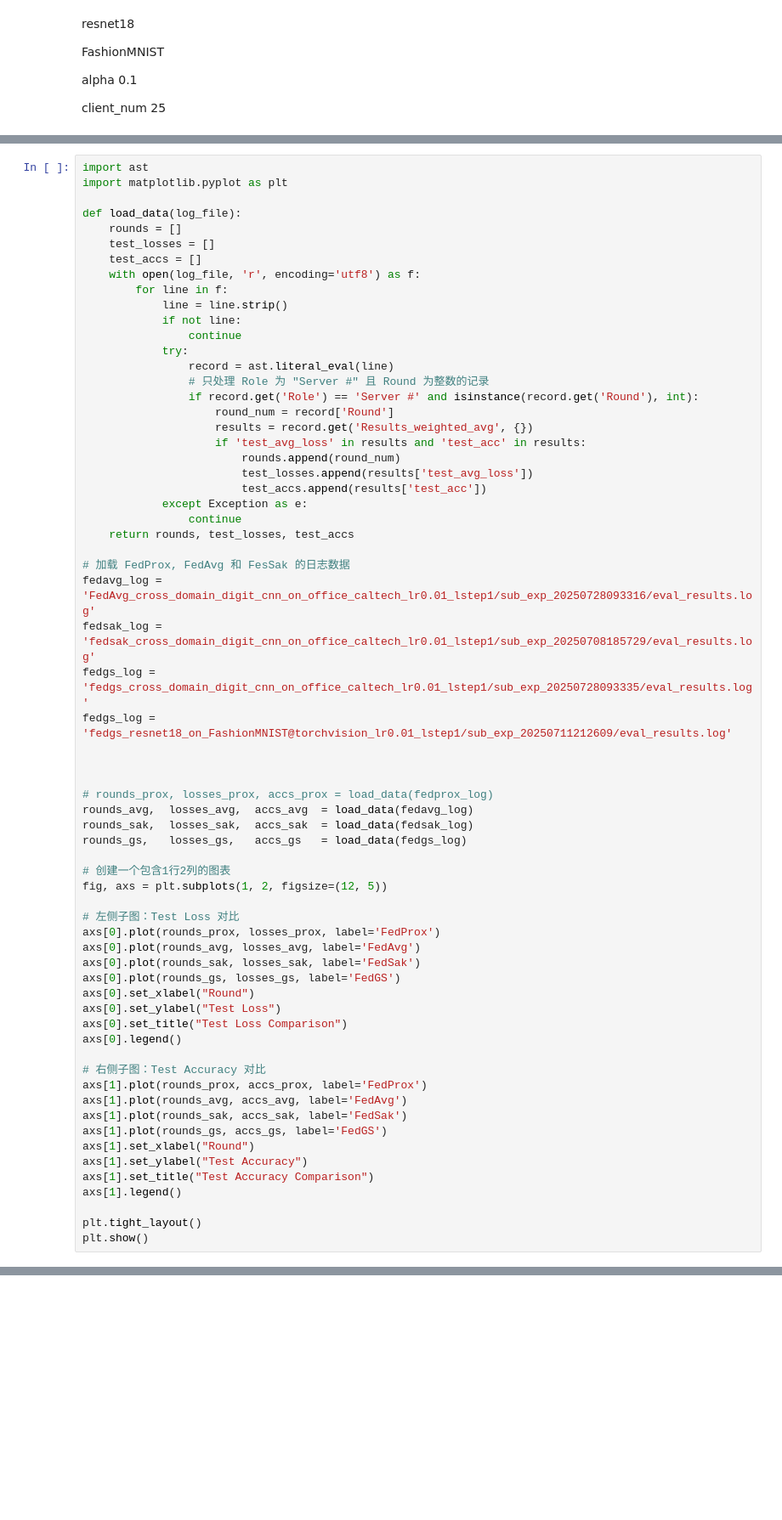
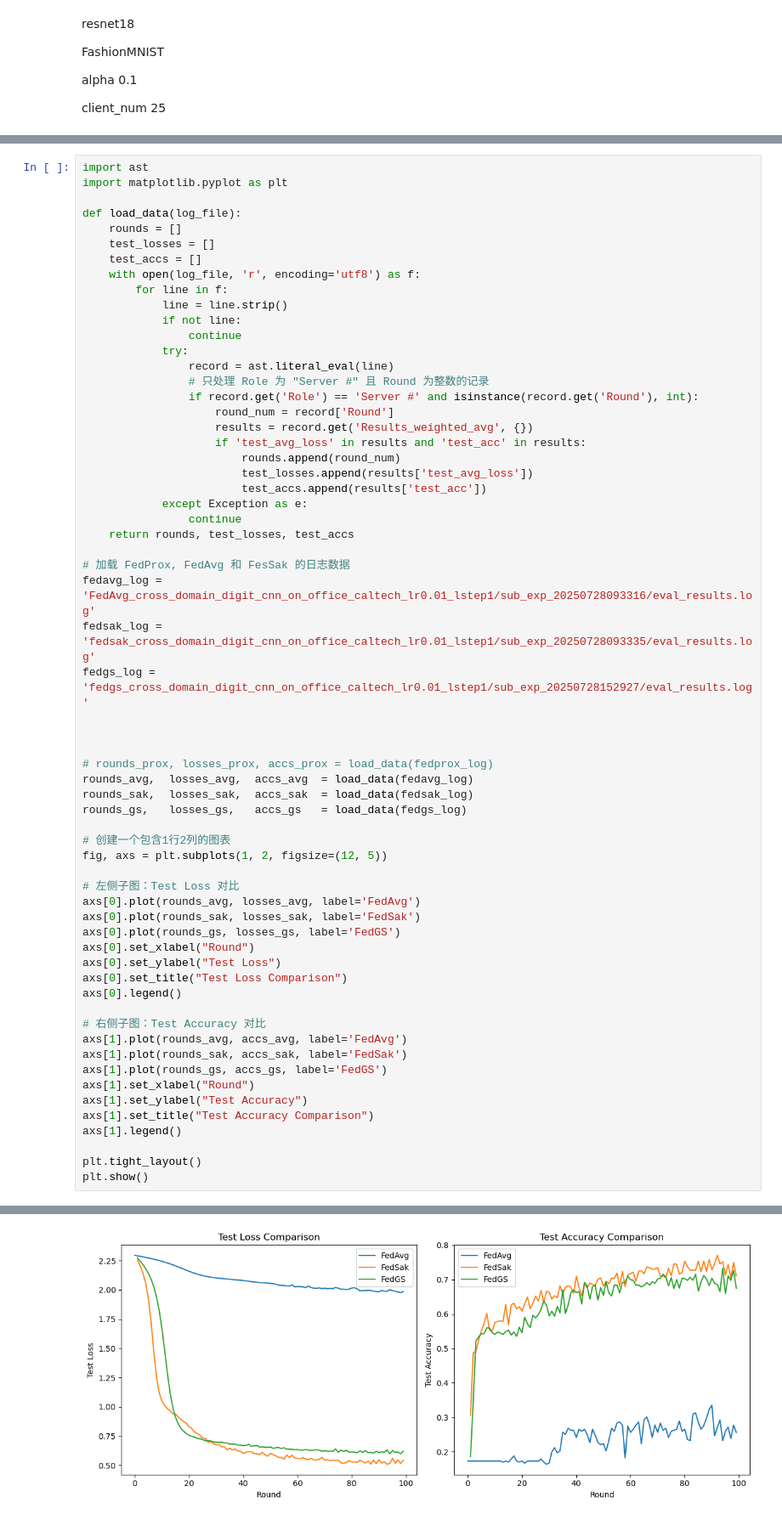
Before and after one commit to lzy756/FederatedScope, a Jupyter notebook: exp/plt.ipynb, the cells around one changed output, grey strips where cells are left out. Shown at 85% size. Cells and saved outputs as stored; diff of their text form; blank space fills up the shorter version.

Commit message:
digits跨域实现

```diff
--- a/exp/plt.ipynb
+++ b/exp/plt.ipynb
@@ -702,9 +702,8 @@ def load_data(log_file):
 
 # 加载 FedProx, FedAvg 和 FesSak 的日志数据
 fedavg_log = 'FedAvg_cross_domain_digit_cnn_on_office_caltech_lr0.01_lstep1/sub_exp_20250728093316/eval_results.log'
-fedsak_log = 'fedsak_cross_domain_digit_cnn_on_office_caltech_lr0.01_lstep1/sub_exp_20250708185729/eval_results.log'
-fedgs_log = 'fedgs_cross_domain_digit_cnn_on_office_caltech_lr0.01_lstep1/sub_exp_20250728093335/eval_results.log'
-fedgs_log = 'fedgs_resnet18_on_FashionMNIST@torchvision_lr0.01_lstep1/sub_exp_20250711212609/eval_results.log'
+fedsak_log = 'fedsak_cross_domain_digit_cnn_on_office_caltech_lr0.01_lstep1/sub_exp_20250728093335/eval_results.log'
+fedgs_log = 'fedgs_cross_domain_digit_cnn_on_office_caltech_lr0.01_lstep1/sub_exp_20250728152927/eval_results.log'
 
 
 
@@ -717,7 +716,6 @@ rounds_gs,   losses_gs,   accs_gs   = load_data(fedgs_log)
 fig, axs = plt.subplots(1, 2, figsize=(12, 5))
 
 # 左侧子图：Test Loss 对比
-axs[0].plot(rounds_prox, losses_prox, label='FedProx')
 axs[0].plot(rounds_avg, losses_avg, label='FedAvg')
 axs[0].plot(rounds_sak, losses_sak, label='FedSak')
 axs[0].plot(rounds_gs, losses_gs, label='FedGS')
@@ -727,7 +725,6 @@ axs[0].set_title("Test Loss Comparison")
 axs[0].legend()
 
 # 右侧子图：Test Accuracy 对比
-axs[1].plot(rounds_prox, accs_prox, label='FedProx')
 axs[1].plot(rounds_avg, accs_avg, label='FedAvg')
 axs[1].plot(rounds_sak, accs_sak, label='FedSak')
 axs[1].plot(rounds_gs, accs_gs, label='FedGS')
@@ -742,0 +739 @@ FileNotFoundError: [Errno 2] No such file or directory: 'fedsak_cross_domain_dig
+[figure, added]
```
Also changed, not shown: parts of 4 cells of this notebook, 4 other files.
